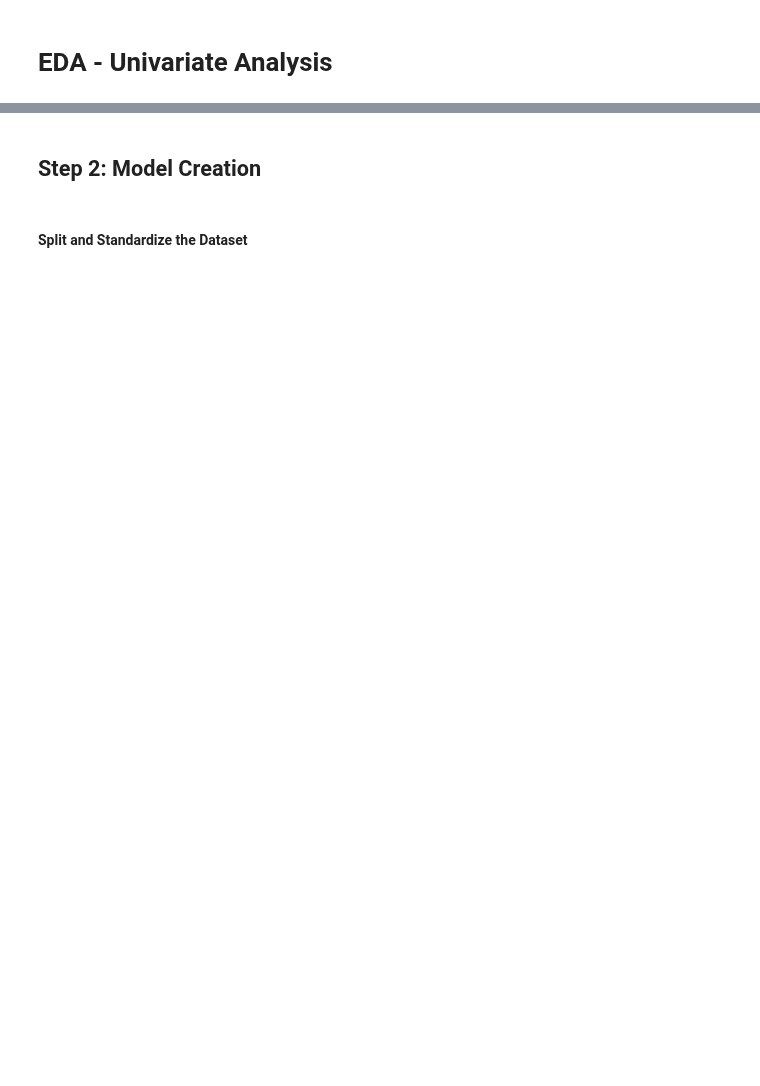
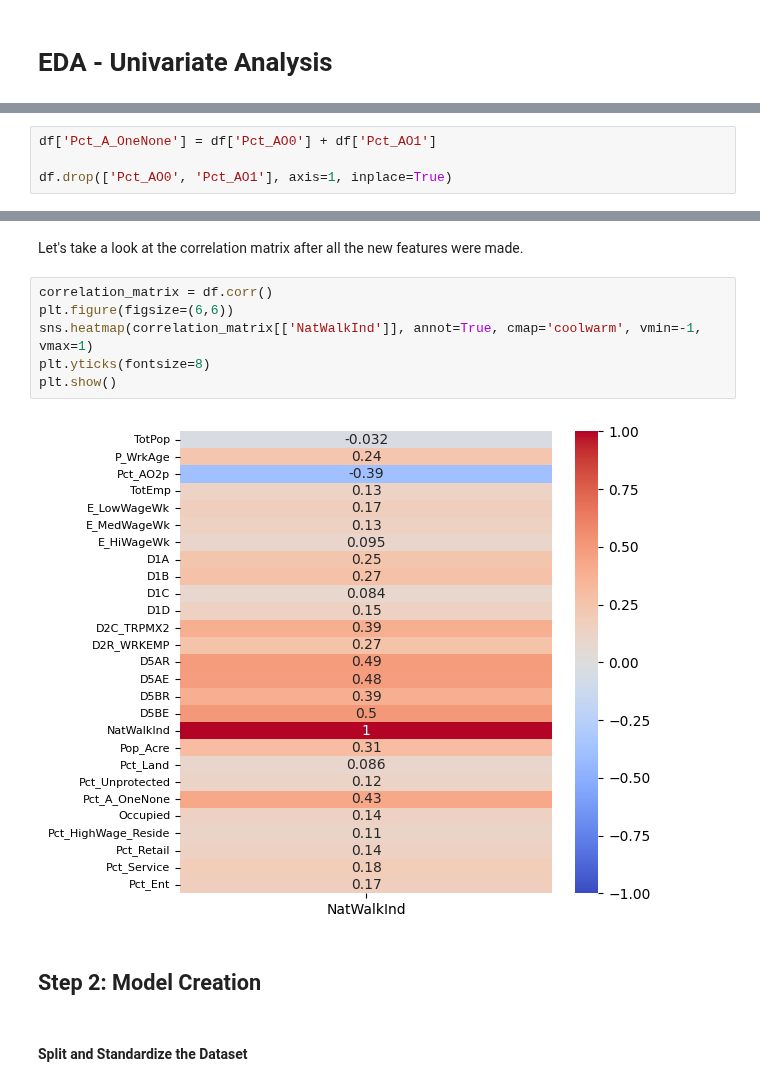
Before and after one commit to JamesJFan/CS6140_MachineLearning_FinalProject_Group1, a Jupyter notebook: CS6140_MachineLearning_FinalProject_Group1.ipynb, the cells around one changed output, grey strips where cells are left out. Cells and saved outputs as stored; diff of their text form; blank space fills up the shorter version.

```diff
--- a/CS6140_MachineLearning_FinalProject_Group1.ipynb
+++ b/CS6140_MachineLearning_FinalProject_Group1.ipynb
@@ -137,0 +192,4 @@ plt.show()
+# %%
+df['Pct_A_OneNone'] = df['Pct_AO0'] + df['Pct_AO1']
+
+df.drop(['Pct_AO0', 'Pct_AO1'], axis=1, inplace=True)
@@ -138,3 +221,13 @@ plt.show()
+# %% [markdown]
+Let's take a look at the correlation matrix after all the new features were made.
+# %%
+correlation_matrix = df.corr()
+plt.figure(figsize=(6,6))
+sns.heatmap(correlation_matrix[['NatWalkInd']], annot=True, cmap='coolwarm', vmin=-1, vmax=1)
+plt.yticks(fontsize=8)
+plt.show()
+# %% [output]
+[figure, added]
 # %% [markdown]
 ## Step 2: Model Creation
 # %% [markdown]
```
Also changed, not shown: parts of 33 cells of this notebook.
